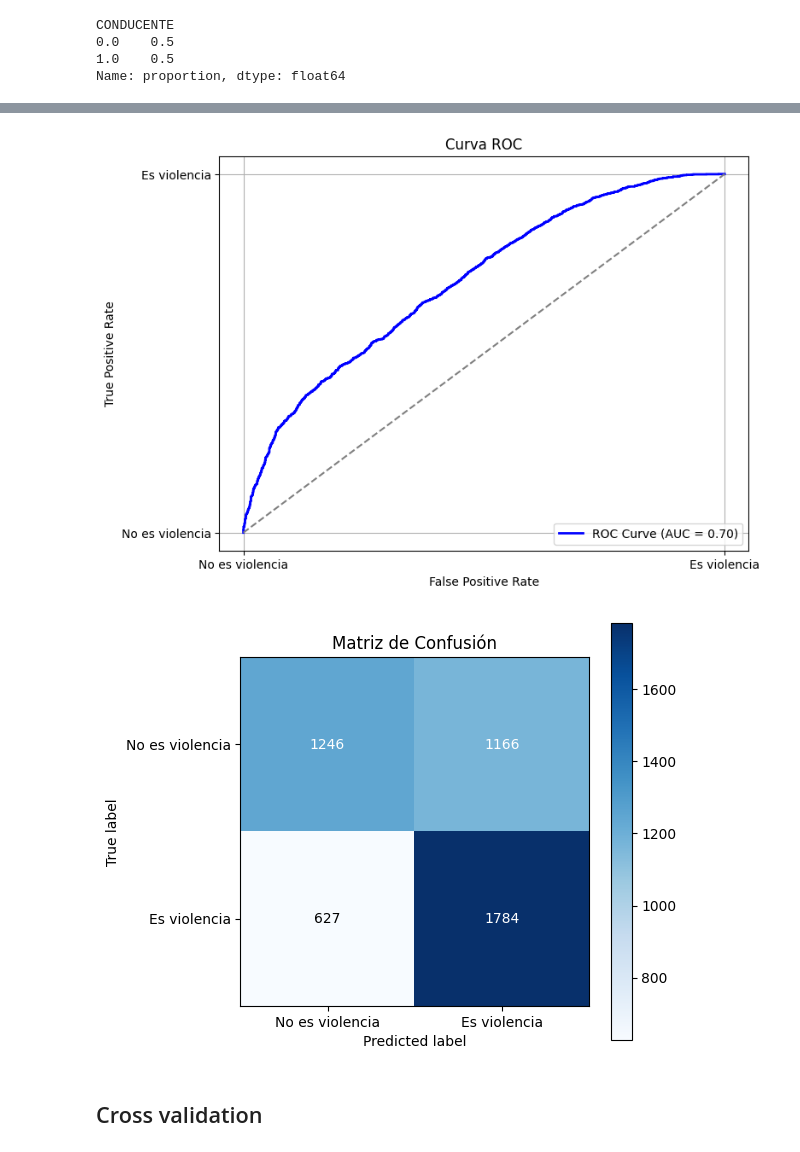
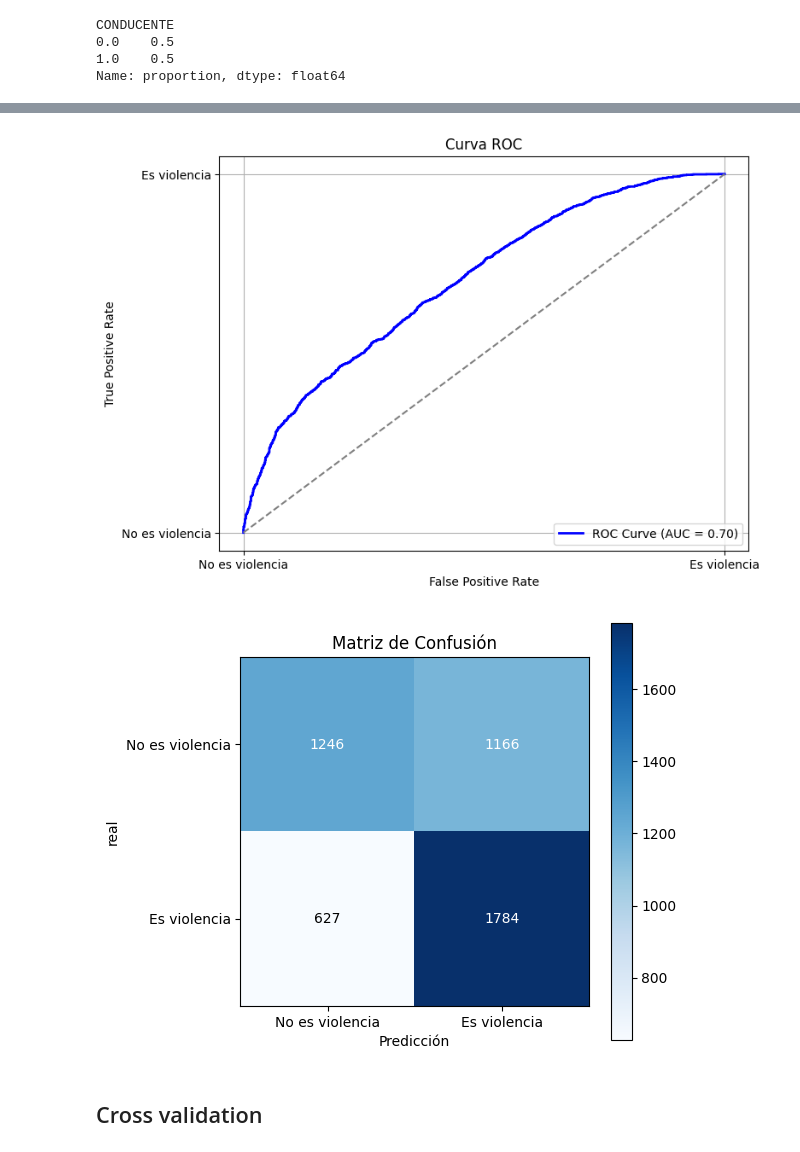
Before and after one commit to angelargd8/Proyecto3-MDD, a Jupyter notebook: reglog-remuestreo.ipynb, the cells around one changed output, grey strips where cells are left out. Cells and saved outputs as stored; diff of their text form; code cells hidden in the pictures.

```diff
--- a/reglog-remuestreo.ipynb
+++ b/reglog-remuestreo.ipynb
@@ -264,36 +264,36 @@ classes = ["No es violencia", "Es violencia"]
 plt.xticks(np.arange(len(classes)), classes)
 plt.yticks(np.arange(len(classes)), classes)
 
 # Etiquetas de la matriz de confusión
 thresh = cm.max() / 2.
 for i in range(cm.shape[0]):
     for j in range(cm.shape[1]):
         plt.text(j, i, format(cm[i, j], 'd'),
                  ha="center", va="center", color="white" if cm[i, j] > thresh else "black")
 
-plt.ylabel('True label')
-plt.xlabel('Predicted label')
+plt.ylabel('real')
+plt.xlabel('Predicción')
 plt.tight_layout()
 plt.show()
 # %% [output]
 Confusion Matrix:
  [[1246 1166]
  [ 627 1784]]
 
 Classification Report:
                precision    recall  f1-score   support
 
          0.0       0.67      0.52      0.58      2412
          1.0       0.60      0.74      0.67      2411
 
     accuracy                           0.63      4823
    macro avg       0.63      0.63      0.62      4823
 weighted avg       0.64      0.63      0.62      4823
 
 
 ROC AUC Score: 0.7028313258813084
 [figure]
-[figure, old version]
+[figure, new version]
 # %% [markdown]
 ## Cross validation
 # %%
```
Also changed, not shown: parts of 3 cells of this notebook, 1 other file.
